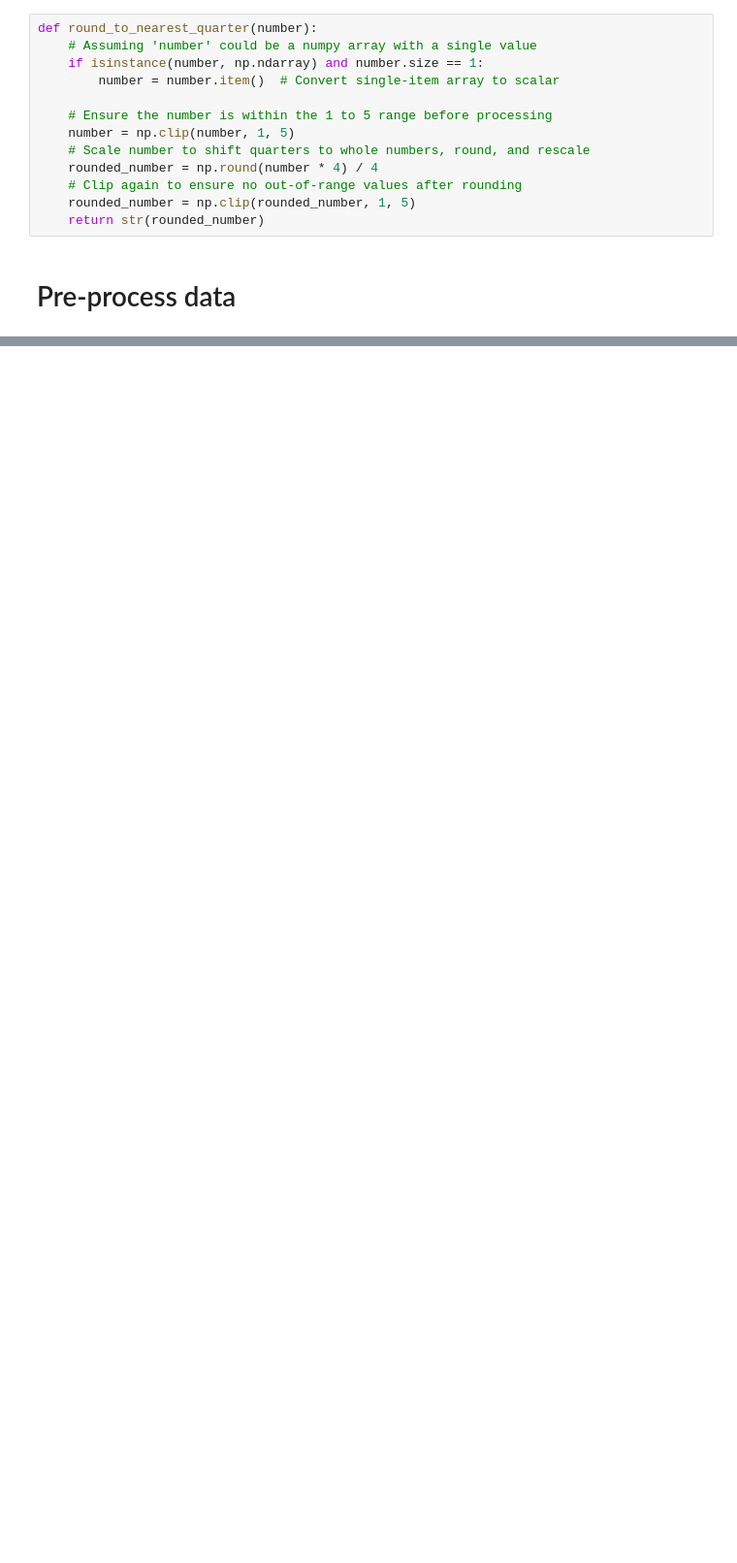
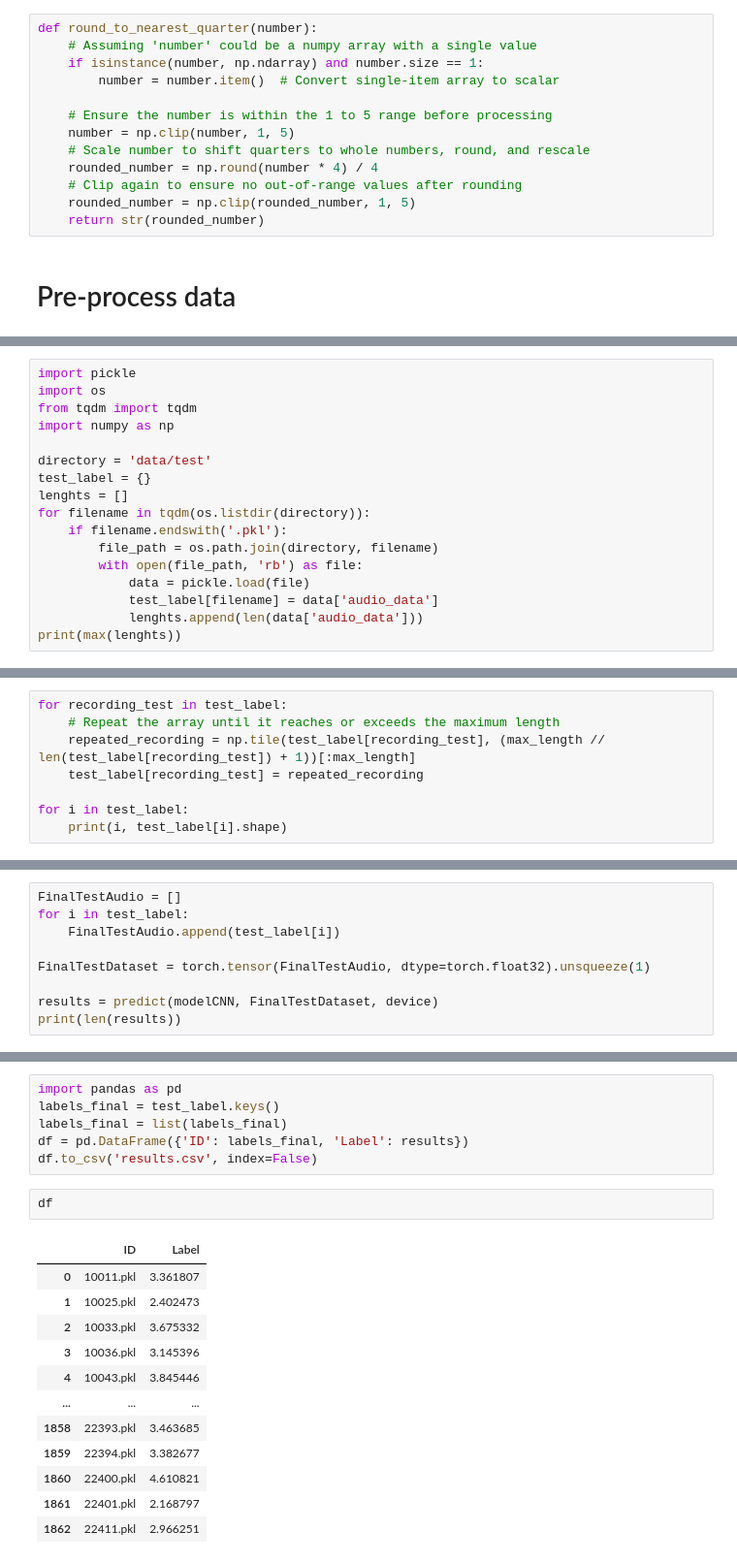
Before and after one commit to IwkooO/DL_Audio_Prediction, a Jupyter notebook: CNN.ipynb, the cells around one changed output, grey strips where cells are left out. Shown: that part at 97% size. Drawn from its saved outputs; the diff is of its cells as text; blank space fills up the shorter version.

```diff
--- a/CNN.ipynb
+++ b/CNN.ipynb
@@ -350,0 +355,17 @@ Accuracy: 0.1542
+# %%
+import pickle
+import os
+from tqdm import tqdm
+import numpy as np
+
+directory = 'data/test'
+test_label = {}
+lenghts = []
+for filename in tqdm(os.listdir(directory)):
+    if filename.endswith('.pkl'):
+        file_path = os.path.join(directory, filename)
+        with open(file_path, 'rb') as file:
+            data = pickle.load(file)
+            test_label[filename] = data['audio_data']
+            lenghts.append(len(data['audio_data']))
+print(max(lenghts))
@@ -350,0 +374,8 @@ Accuracy: 0.1542
+# %%
+for recording_test in test_label:
+    # Repeat the array until it reaches or exceeds the maximum length
+    repeated_recording = np.tile(test_label[recording_test], (max_length // len(test_label[recording_test]) + 1))[:max_length]
+    test_label[recording_test] = repeated_recording
+
+for i in test_label:
+    print(i, test_label[i].shape)
@@ -350,0 +400,9 @@ Accuracy: 0.1542
+# %%
+FinalTestAudio = []
+for i in test_label:
+    FinalTestAudio.append(test_label[i])
+
+FinalTestDataset = torch.tensor(FinalTestAudio, dtype=torch.float32).unsqueeze(1)
+
+results = predict(modelCNN, FinalTestDataset, device)
+print(len(results))
@@ -350,0 +411,21 @@ Accuracy: 0.1542
+# %%
+import pandas as pd
+labels_final = test_label.keys()
+labels_final = list(labels_final)
+df = pd.DataFrame({'ID': labels_final, 'Label': results})
+df.to_csv('results.csv', index=False)
+# %%
+df
+# %% [output]
+|  | ID | Label |
+| 0 | 10011.pkl | 3.361807 |
+| 1 | 10025.pkl | 2.402473 |
+| 2 | 10033.pkl | 3.675332 |
+| 3 | 10036.pkl | 3.145396 |
+| 4 | 10043.pkl | 3.845446 |
+| ... | ... | ... |
+| 1858 | 22393.pkl | 3.463685 |
+| 1859 | 22394.pkl | 3.382677 |
+| 1860 | 22400.pkl | 4.610821 |
+| 1861 | 22401.pkl | 2.168797 |
+| 1862 | 22411.pkl | 2.966251 |
```
Also changed, not shown: parts of 13 cells of this notebook, 4 other files.
